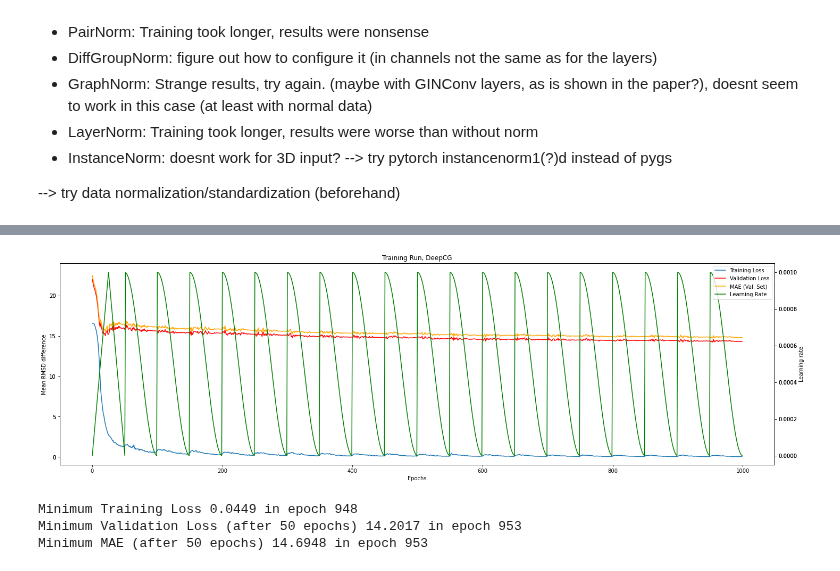
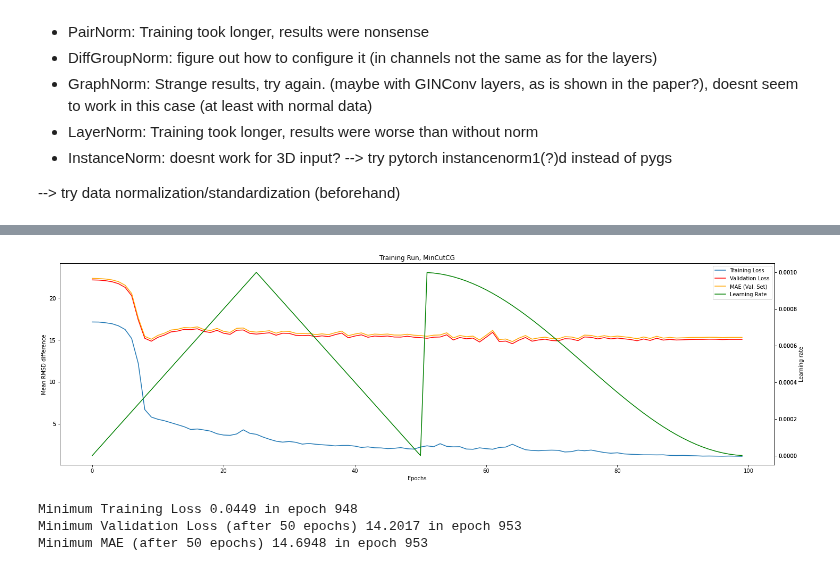
Before and after one commit to milang9/3d_classifier, a Jupyter notebook: notebooks/3d_classifier_PyG.ipynb, the cells around one changed output, grey strips where cells are left out. Drawn from its saved outputs; the diff is of its cells as text; code cells hidden in the pictures.

```diff
--- a/notebooks/3d_classifier_PyG.ipynb
+++ b/notebooks/3d_classifier_PyG.ipynb
@@ -87,8 +87,8 @@ Normalization:
 
 --> try data normalization/standardization (beforehand)
 # %%
-#model = MinCutCG(training_dataset.num_node_features)
-model = DeepCG(training_dataset.num_node_features, 48, 16)
+model = MinCutCG(training_dataset.num_node_features)
+#model = DeepCG(training_dataset.num_node_features, 48, 16)
 # %%
 #Training
 parent_dir = "../run_data/"
@@ -102,7 +102,7 @@ training(
     device=device,
     b_size=64,
     lr=1e-3,
-    epochs=1_000,
+    epochs=100,
     sched_T0=50,
     vectorize=vectorize,
     k=k,
@@ -139,4 +139,4 @@ Epoch 995: Training loss 0.0456; Validation loss 14.3102, MAE: 14.8029; lr: 0.00
-[figure, old version]
+[figure, new version]
 # %%
 #get training run data
 
```
Also changed, not shown: parts of 1 cell of this notebook, 2 other files.
